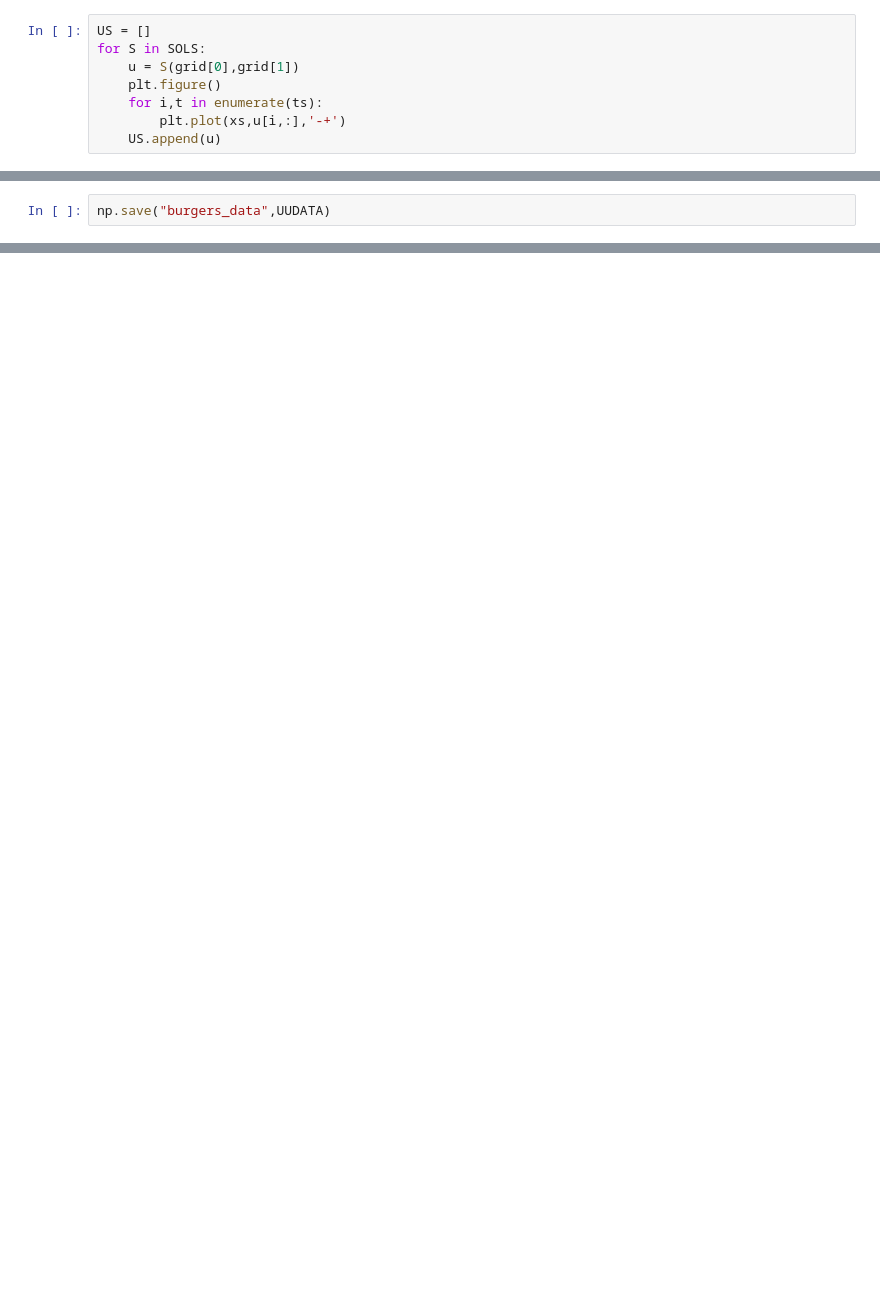
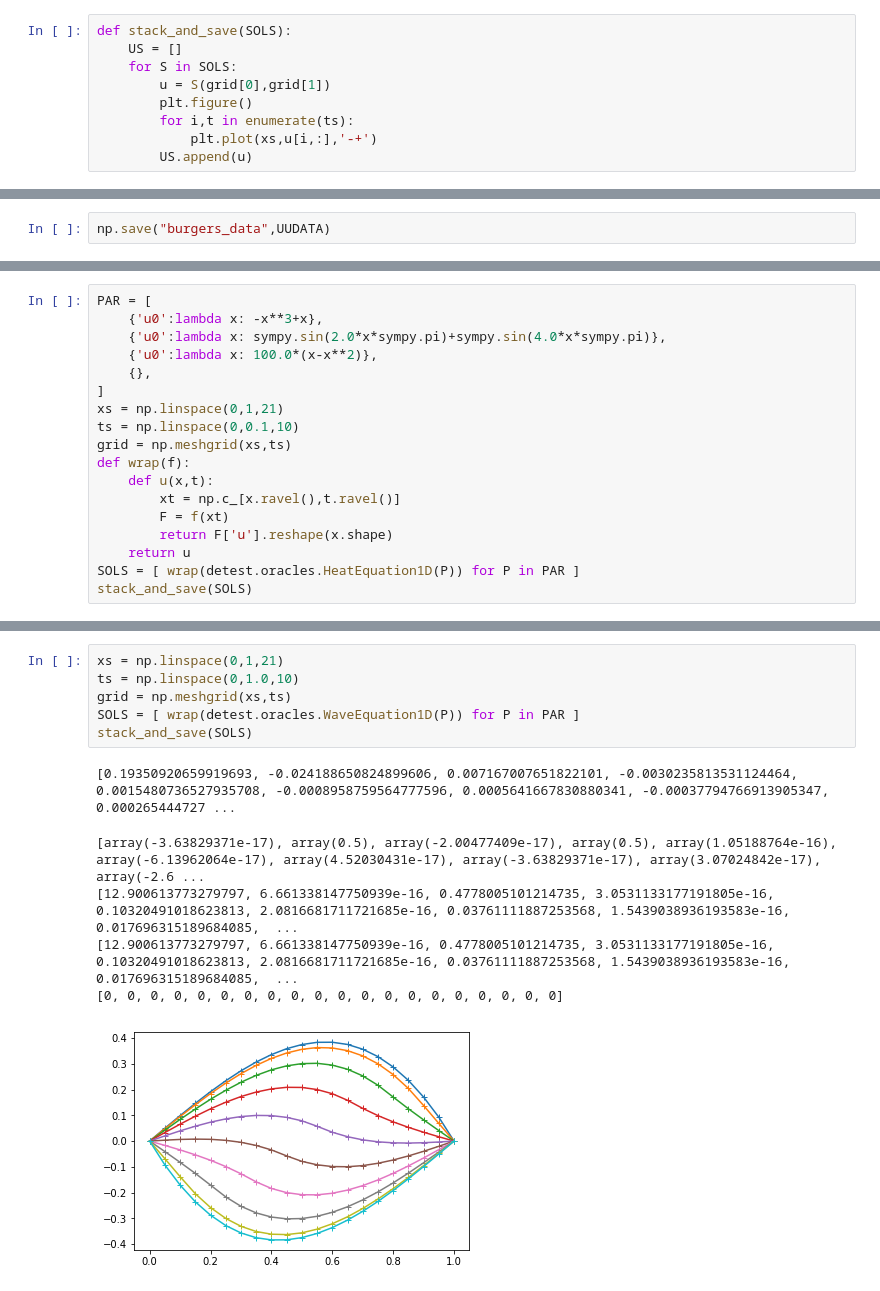
Before and after one commit to afqueiruga/nn_1d_pde, a Jupyter notebook: analytical_solutions.ipynb, the cells around one changed output, grey strips where cells are left out. Drawn from its saved outputs; the diff is of its cells as text; blank space fills up the shorter version.

Commit message:
KdV solutions, some more solutions from detest

```diff
--- a/analytical_solutions.ipynb
+++ b/analytical_solutions.ipynb
@@ -47,10 +51,11 @@ SOLS = [
     parabola
 ]
 # %%
-US = []
-for S in SOLS:
-    u = S(grid[0],grid[1])
-    plt.figure()
-    for i,t in enumerate(ts):
-        plt.plot(xs,u[i,:],'-+')
-    US.append(u)
+def stack_and_save(SOLS):
+    US = []
+    for S in SOLS:
+        u = S(grid[0],grid[1])
+        plt.figure()
+        for i,t in enumerate(ts):
+            plt.plot(xs,u[i,:],'-+')
+        US.append(u)
@@ -76,0 +89,18 @@ np.save("burgers_data",UUDATA)
+# %%
+PAR = [
+    {'u0':lambda x: -x**3+x},
+    {'u0':lambda x: sympy.sin(2.0*x*sympy.pi)+sympy.sin(4.0*x*sympy.pi)},
+    {'u0':lambda x: 100.0*(x-x**2)},
+    {},
+]
+xs = np.linspace(0,1,21)
+ts = np.linspace(0,0.1,10)
+grid = np.meshgrid(xs,ts)
+def wrap(f):
+    def u(x,t):
+        xt = np.c_[x.ravel(),t.ravel()]
+        F = f(xt)
+        return F['u'].reshape(x.shape)
+    return u
+SOLS = [ wrap(detest.oracles.HeatEquation1D(P)) for P in PAR ]
+stack_and_save(SOLS)
@@ -76,0 +120,13 @@ np.save("burgers_data",UUDATA)
+# %%
+xs = np.linspace(0,1,21)
+ts = np.linspace(0,1.0,10)
+grid = np.meshgrid(xs,ts)
+SOLS = [ wrap(detest.oracles.WaveEquation1D(P)) for P in PAR ]
+stack_and_save(SOLS)
+# %% [output]
+[0.19350920659919693, -0.024188650824899606, 0.007167007651822101, -0.0030235813531124464, 0.0015480736527935708, -0.0008958759564777596, 0.0005641667830880341, -0.00037794766913905347, 0.000265444727 ...
+[array(-3.63829371e-17), array(0.5), array(-2.00477409e-17), array(0.5), array(1.05188764e-16), array(-6.13962064e-17), array(4.52030431e-17), array(-3.63829371e-17), array(3.07024842e-17), array(-2.6 ...
+[12.900613773279797, 6.661338147750939e-16, 0.4778005101214735, 3.0531133177191805e-16, 0.10320491018623813, 2.0816681711721685e-16, 0.03761111887253568, 1.5439038936193583e-16, 0.017696315189684085,  ...
+[12.900613773279797, 6.661338147750939e-16, 0.4778005101214735, 3.0531133177191805e-16, 0.10320491018623813, 2.0816681711721685e-16, 0.03761111887253568, 1.5439038936193583e-16, 0.017696315189684085,  ...
+[0, 0, 0, 0, 0, 0, 0, 0, 0, 0, 0, 0, 0, 0, 0, 0, 0, 0, 0, 0]
+[figure, added]
```
Also changed, not shown: parts of 10 cells of this notebook, 2 other files.
